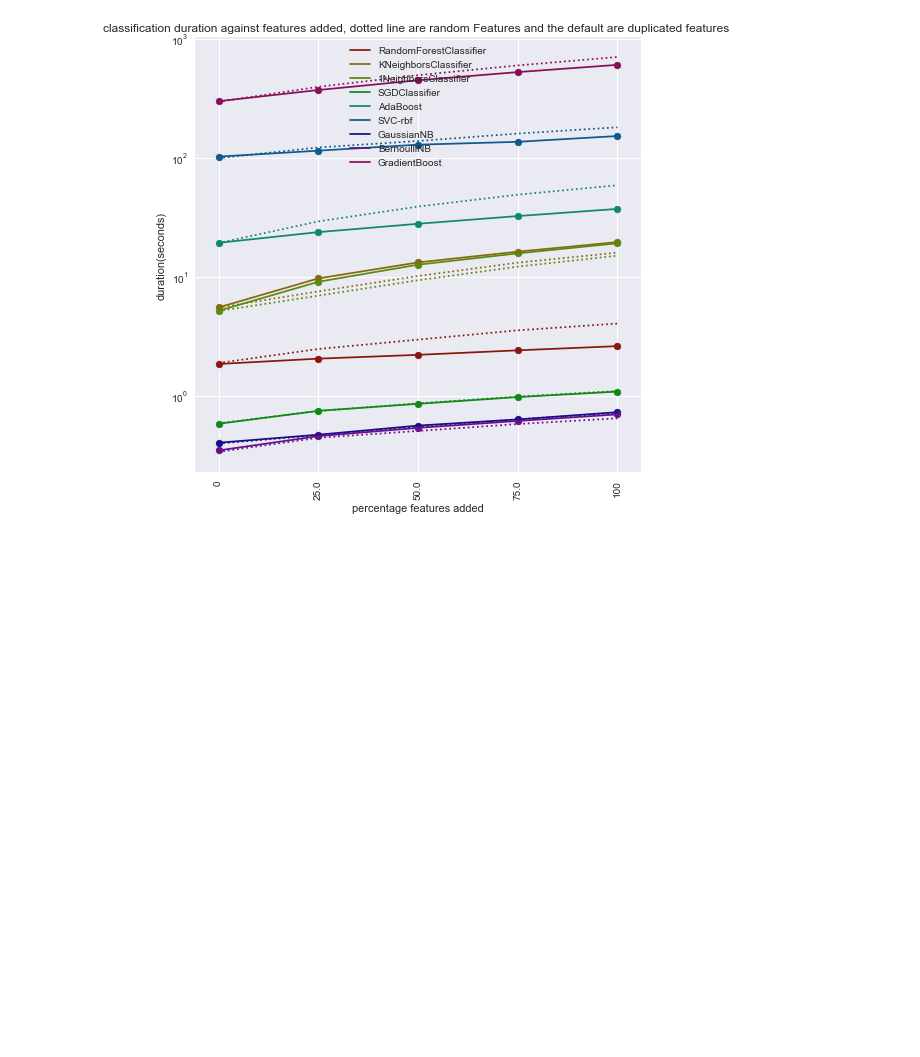
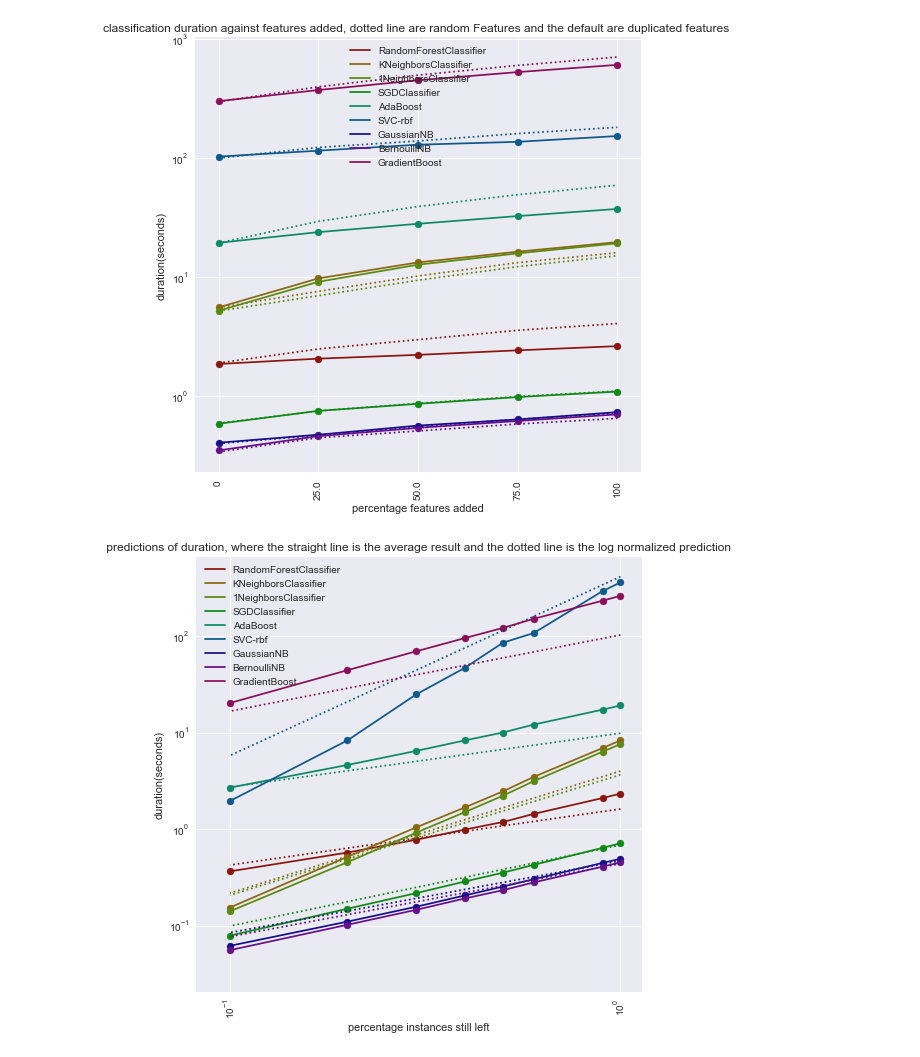
Before and after one commit to lieeuwos/Primitive_annotations, a Jupyter notebook: Duration,scalability.ipynb, the cells around one changed output. Saved outputs shown, nothing was run; the diff lists cells and outputs as text; code cells hidden in the pictures; blank space fills up the shorter version.

```diff
--- a/Duration,scalability.ipynb
+++ b/Duration,scalability.ipynb
@@ -541,3 +466,99 @@ _=plt.legend()
 _=plt.show()
 # %% [output]
 [figure]
+# %%
+from sklearn.kernel_ridge import KernelRidge
+from preamble import *
+from sklearn import linear_model
+from sklearn.linear_model import ElasticNet
+func = 'scalability'
+dur90 = []
+dur9 = []
+list_of_files = []
+for (dirpath, dirnames, filenames) in os.walk('C:\\Users\\S127788\\Documents\\GitHub\\assignment2\did'):
+    for filename in filenames:
+        if filename.endswith('cat.csv'):
+            list_of_files.append(int(filename[:-7]))
+listExtra = []
+list_of_files.remove(1177)
+for did in list_of_files:
+    path = 'D:\\DropboxFolder\\Dropbox\\afstudeer\\results\\scalability\\1NeighborsClassifier\\' + str(did)
+    for (dirpath, dirnames, filenames) in os.walk(path):
+        for dirname in dirnames:
+            if dirname == '0.8':
+                listExtra.append(did)
+dur1 = []
+typ = 0
+didList = listExtra
+amountList2 = [0.0,0.1,0.4,0.5,0.6,0.7,0.8,0.9]
+for i,x in enumerate(clfNames):
+    dur1.append([])
+    for j,x in enumerate(amountList2):
+        dur1[i].append(0)
+for did in didList:
+    for cs,clfName in enumerate(clfNames):
+        for i,amount in enumerate(amountList2):
+            if not checkForExist(func,clfName,did,amount):
+                print(func,clfName,did,amount)
+            dur1[cs][i] = dur1[cs][i] + read_duration(func,clfName,did,amount)[typ]/len(didList)
+            dur1[cs][i] = dur1[cs][i] + read_duration(func,clfName,did,amount)[typ+1]/len(didList)
+didList = listExtra
+for k,clfName in enumerate(clfNames):
+    amountList = [0.0,0.1,0.4,0.7,0.8,0.9]
+    y_train = []
+    X_train = []
+    y_test = []
+    X_test = []
+    for did in didList:
+        for i,amount in enumerate(amountList):
+            if not checkForExist(func,clfName,did,amount):
+                print(func,clfName,did,amount)
+            y_train.append(np.log(read_duration(func,clfName,did,amount)[typ]+read_duration(func,clfName,did,amount)[typ+1]))
+#             X_train.append([np.log(1-amount),readDict(did)['NumberOfInstances'],readDict(did)['NumberOfFeatures'],did,readDict(did)['NumberOfNumericFeatures'],np.log((1-amount)*readDict(did)['NumberOfInstances'])])
+            X_train.append(features(did,amount))
+    lr = KernelRidge(alpha = 0.1)
+    lr.fit(X_train,y_train)
+    amountList = amountList2
+    for did in didList:
+        for i,amount in enumerate(amountList):
+            if not checkForExist(func,clfName,did,amount):
+                print(func,clfName,did,amount)
+            y_test.append(np.log(read_duration(func,clfName,did,amount)[typ]+read_duration(func,clfName,did,amount)[typ+1]))
+#             X_test.append([np.log(1-amount),readDict(did)['NumberOfInstances'],readDict(did)['NumberOfFeatures'],did,readDict(did)['NumberOfNumericFeatures'],np.log((1-amount)*readDict(did)['NumberOfInstances'])])
+            X_test.append(features(did,amount))
+    predictionLine = lr.predict(X_test)
+    dur9.append([])
+    for gluk in amountList:
+        dur9[k].append(0)
+    for i,ka in enumerate(X_test):
+        for j,amount in enumerate(amountList):
+            if np.log(1-amount) == ka[0]:
+                dur9[k][j] = dur9[k][j] + np.exp(predictionLine[i])/len(didList)
+    dur90.append([])
+    for gluk in amountList:
+        dur90[k].append(0)
+    for i,ka in enumerate(X_test):
+        for j,amount in enumerate(amountList):
+            if np.log(1-amount) == ka[0]:
+                dur90[k][j] = dur90[k][j] + np.exp(y_test[i])/len(didList)
+amountList = [1-i for i in amountList]
+cl = sns.hls_palette(len(dur1), l=.3, s=.8)
+
+x_axis = amountList
+fig, ax = plt.subplots()
+for i in range(0,len(dur9)):
+    _= ax.plot(x_axis,dur90[i], color = cl[i],label = clfNames[i] )
+    _= ax.plot(x_axis,dur9[i], color = cl[i],ls = ':' )
+    _= ax.scatter(x_axis,dur1[i], color = cl[i] )
+_=plt.xticks(x_axis,amountList ,rotation='vertical')
+_=plt.title(' predictions of duration, where the straight line is the average result and the dotted line is the log normalized prediction ')
+_=plt.ylabel('duration(seconds)')
+_=plt.xlabel('percentage instances still left')
+fig.set_figheight(8)
+fig.set_figwidth(8)
+ax.set_yscale("log", nonposy='clip')
+ax.set_xscale("log", nonposy='clip')
+_=plt.legend()
+_=plt.show()
+# %% [output]
+[figure, added]
```
Also changed, not shown: parts of 9 cells of this notebook, 1 other file.
